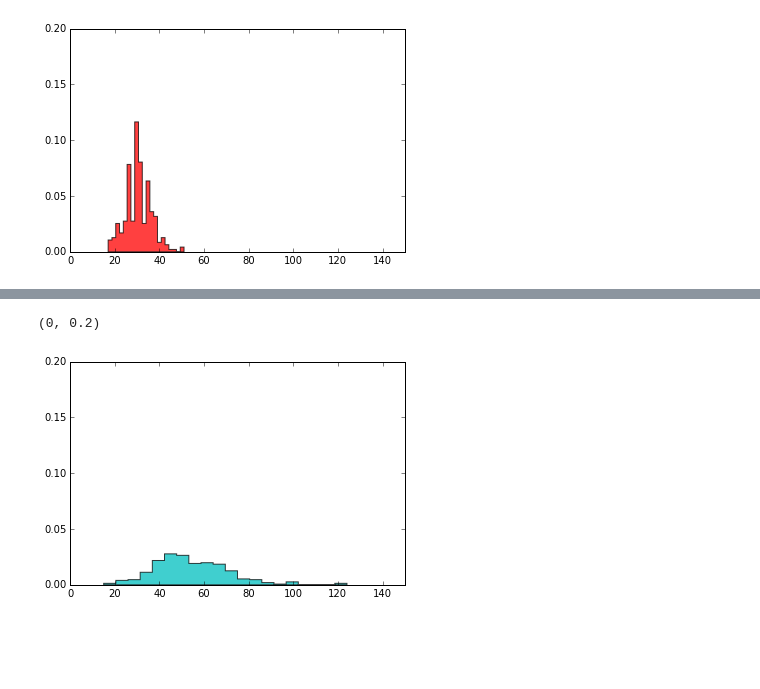
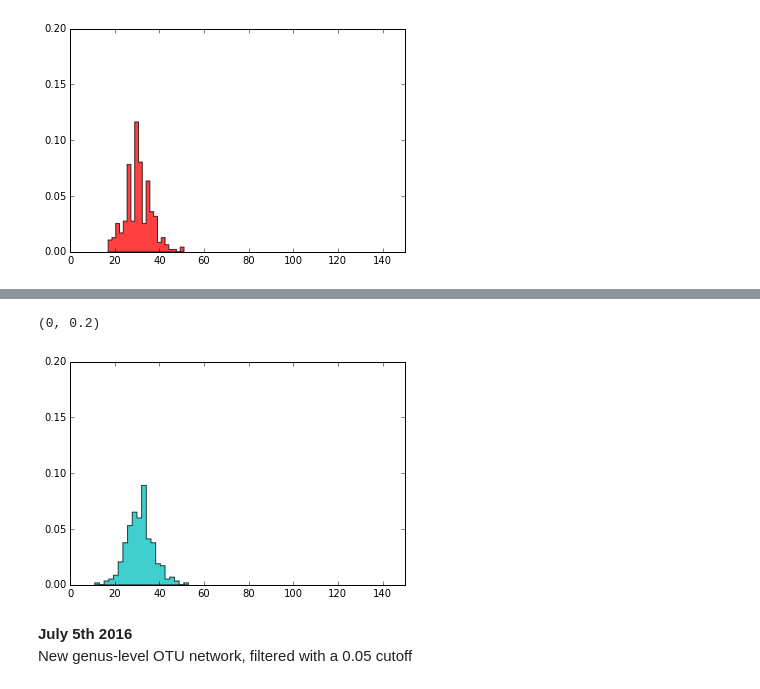
Before and after one commit to dvalenzano/uBiome_Network, a Jupyter notebook: Network_distribution_powerfit.ipynb, the cells around one changed output, grey strips where cells are left out. Saved outputs shown, nothing was run; the diff lists cells and outputs as text; code cells hidden in the pictures; blank space fills up the shorter version.

```diff
--- a/Network_distribution_powerfit.ipynb
+++ b/Network_distribution_powerfit.ipynb
@@ -268,7 +268,10 @@ plt.ylim(0,0.2)
 # %%
-n, bins, patches = plt.hist([int(i[0]) for i in smt], 20, normed=1, facecolor='c', alpha=0.75, histtype='stepfilled')
+n, bins, patches = plt.hist([int(i[0]) for i in smt_2], 20, normed=1, facecolor='c', alpha=0.75, histtype='stepfilled')
 plt.xlim(0,150)
 plt.ylim(0,0.2)
 # %% [output]
 (0, 0.2)
-[figure, old version]
+[figure, new version]
+# %% [markdown]
+**July 5th 2016**
+New genus-level OTU network, filtered with a 0.05 cutoff
```
Also changed, not shown: parts of 18 cells of this notebook.
